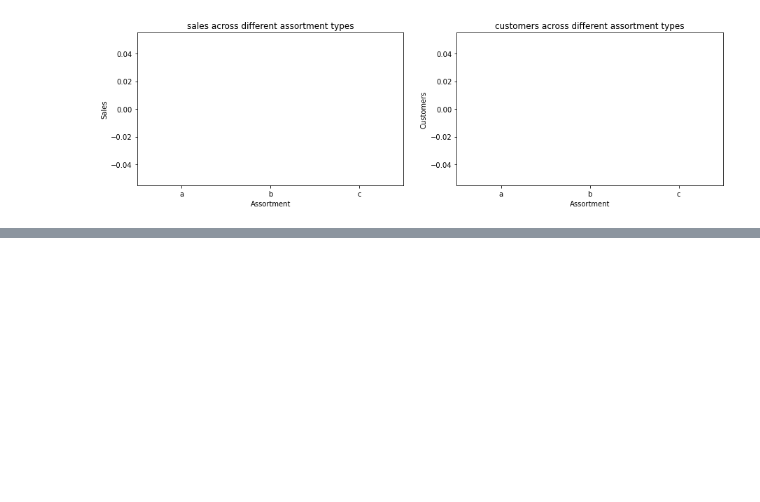
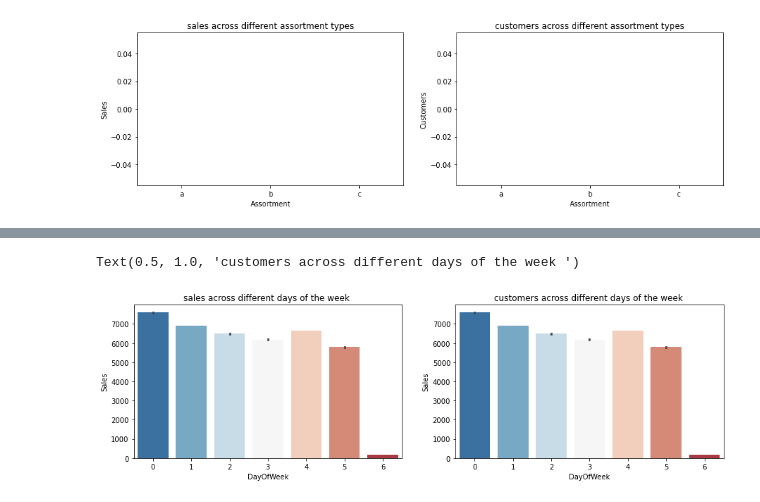
Before and after one commit to YohansSamuel/pharmaceutical_sales_prediction, a Jupyter notebook: notebooks/EDA.ipynb, the cells around one changed output, grey strips where cells are left out. Cells and saved outputs as stored; diff of their text form; code cells hidden in the pictures; blank space fills up the shorter version.

```diff
--- a/notebooks/EDA.ipynb
+++ b/notebooks/EDA.ipynb
@@ -566,0 +576,7 @@ Text(0.5, 1.0, 'customers across different assortment types')
+# %%
+fig, (axis1,axis2) = plt.subplots(1,2,figsize=(15,4))
+sns.barplot(x='DayOfWeek', y='Sales', data=joined_train_df, palette = 'RdBu_r', ax=axis1).set_title('sales across different days of the week ')
+sns.barplot(x='DayOfWeek', y='Sales', data=joined_train_df, palette = 'RdBu_r', ax=axis2).set_title('customers across different days of the week ')
+# %% [output]
+Text(0.5, 1.0, 'customers across different days of the week ')
+[figure, added]
```
Also changed, not shown: parts of 2 cells of this notebook.
